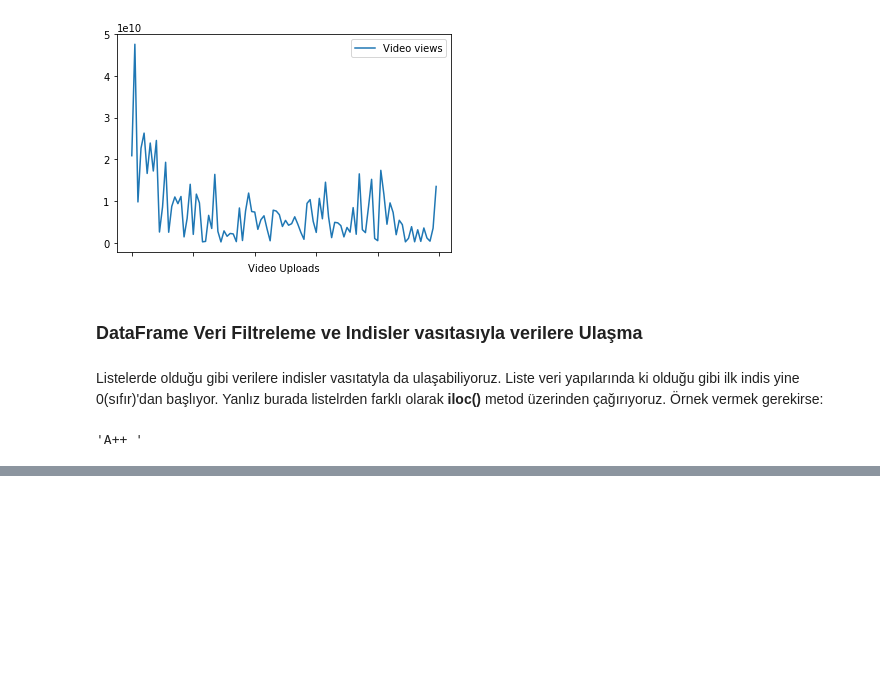
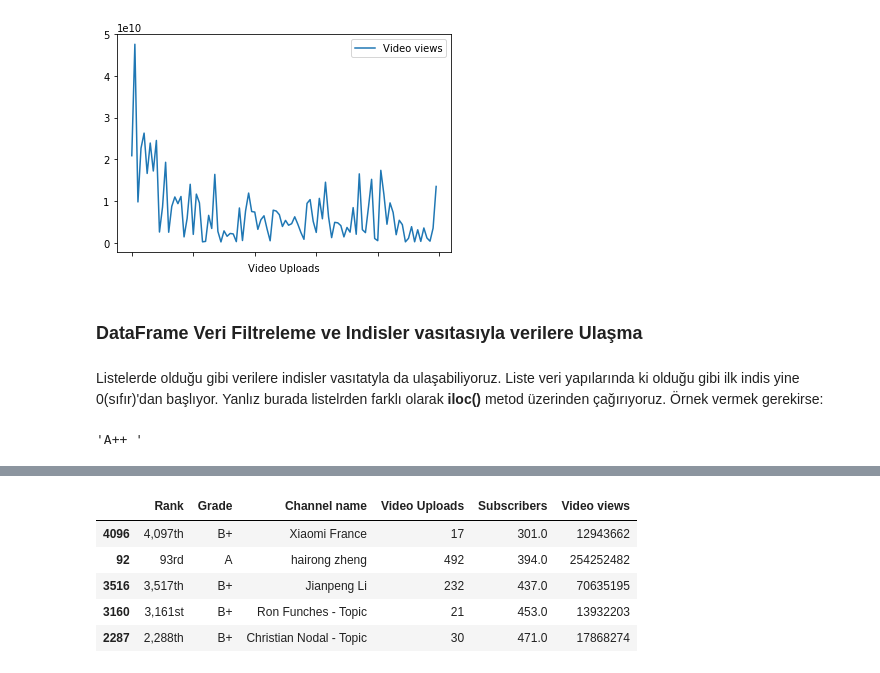
Before and after one commit to EnginKan/IleriKodlama, a Jupyter notebook: Pandas_Modülü_Giris.ipynb, the cells around one changed output, grey strips where cells are left out. Drawn from its saved outputs; the diff is of its cells as text; code cells hidden in the pictures; blank space fills up the shorter version.

```diff
--- a/Pandas_Modülü_Giris.ipynb
+++ b/Pandas_Modülü_Giris.ipynb
@@ -129,0 +197,9 @@ Bu örnekte verimizn birinci satırndaki 2. kolondaki veriyi çekmiş olduk.
+# %%
+df.sort_values(by=['Subscribers'], ascending=True).head(5)
+# %% [output]
+|  | Rank | Grade | Channel name | Video Uploads | Subscribers | Video views |
+| 4096 | 4,097th | B+ | Xiaomi France | 17 | 301.0 | 12943662 |
+| 92 | 93rd | A | hairong zheng | 492 | 394.0 | 254252482 |
+| 3516 | 3,517th | B+ | Jianpeng Li | 232 | 437.0 | 70635195 |
+| 3160 | 3,161st | B+ | Ron Funches - Topic | 21 | 453.0 | 13932203 |
+| 2287 | 2,288th | B+ | Christian Nodal - Topic | 30 | 471.0 | 17868274 |
```
Also changed, not shown: parts of 22 cells of this notebook.
